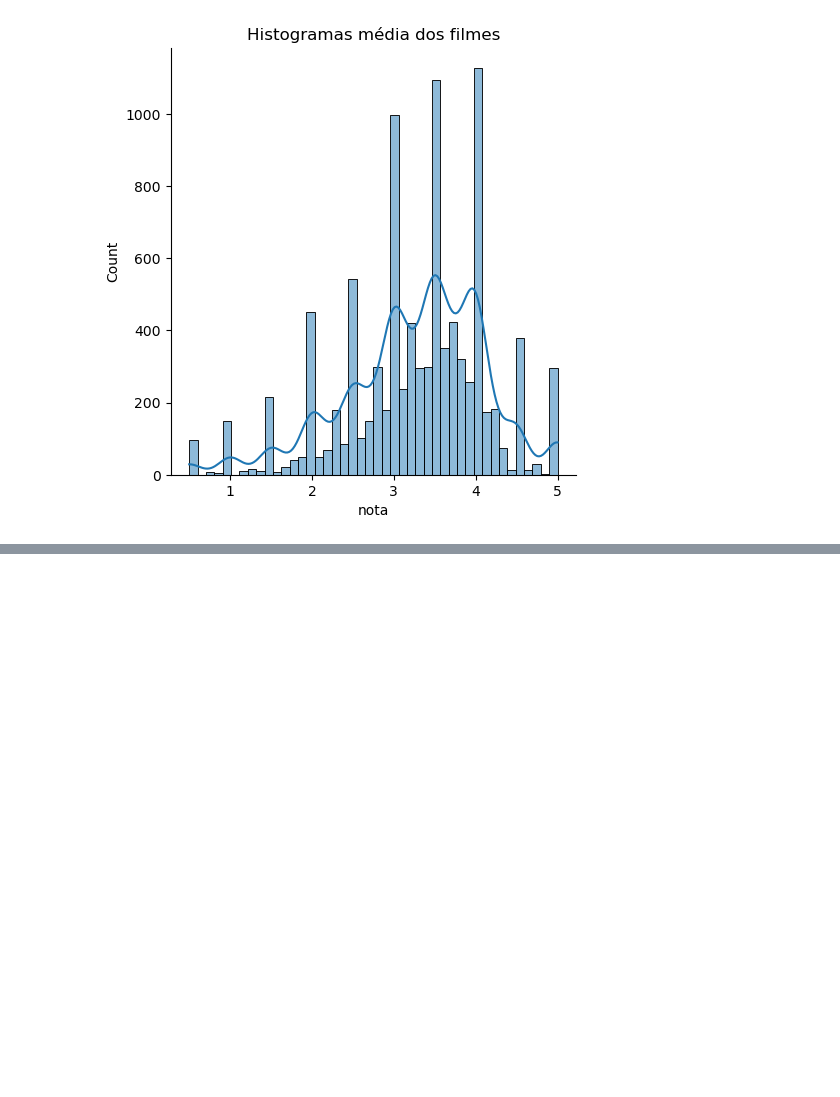
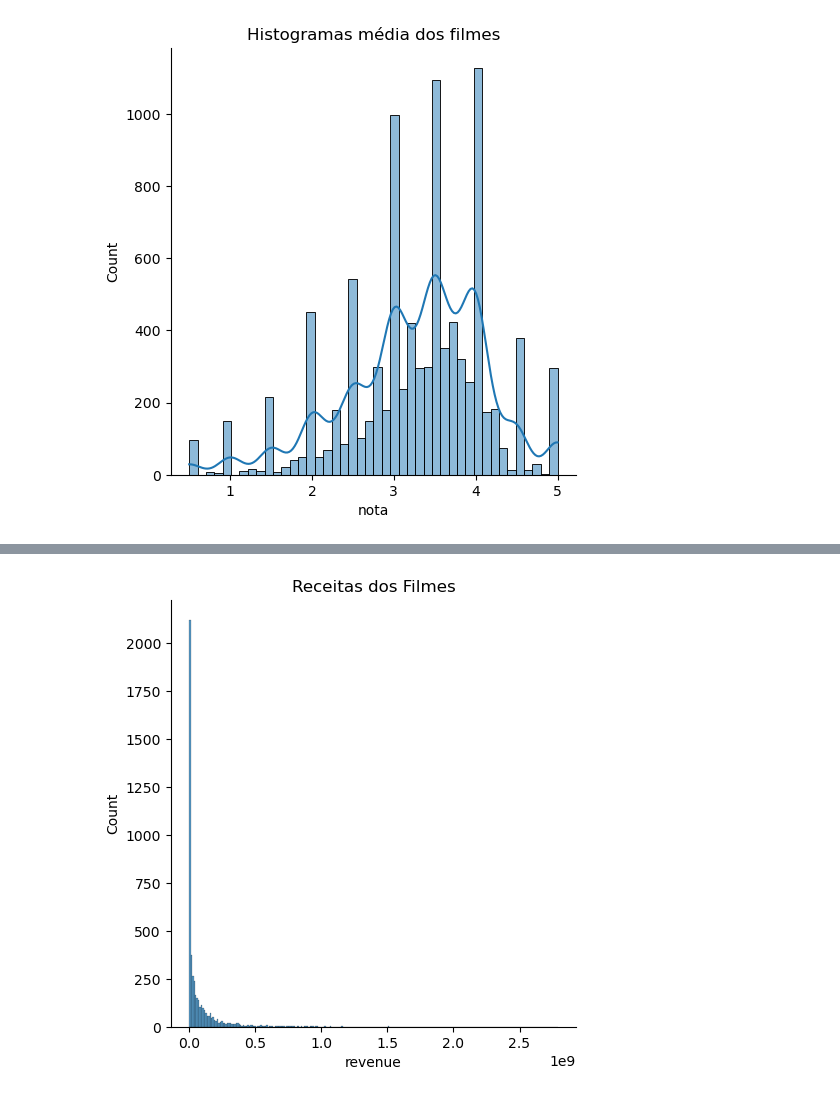
Before and after one commit to carlosvinicius-ai/DataScience, a Jupyter notebook: Codigos/introducao_data_science.ipynb, the cells around one changed output, grey strips where cells are left out. Saved outputs shown, nothing was run; the diff lists cells and outputs as text; code cells hidden in the pictures; blank space fills up the shorter version.

Commit message:
entendendo a base tmdb

```diff
--- a/Codigos/introducao_data_science.ipynb
+++ b/Codigos/introducao_data_science.ipynb
@@ -157,3 +157,6 @@ plt.title('Histogramas média dos filmes')
 # %% [output]
 Text(0.5, 1.0, 'Histogramas média dos filmes')
 [figure]
+# %%
+tmdb = pd.read_csv('https://raw.githubusercontent.com/alura-cursos/data-science-analise-exploratoria/main/Aula_0/tmdb_5000_movies.csv')
+tmdb.head()
@@ -159,0 +170,6 @@ Text(0.5, 1.0, 'Histogramas média dos filmes')
+# %%
+sns.displot(tmdb['revenue'])
+plt.title('Receitas dos Filmes')
+plt.show()
+# %% [output]
+[figure, added]
```
Also changed, not shown: parts of 5 cells of this notebook.
